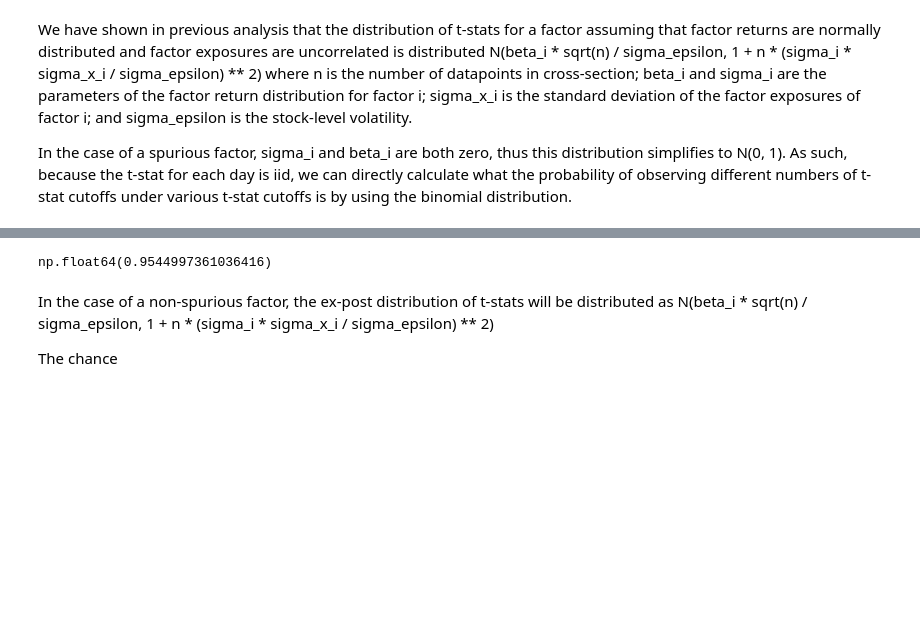
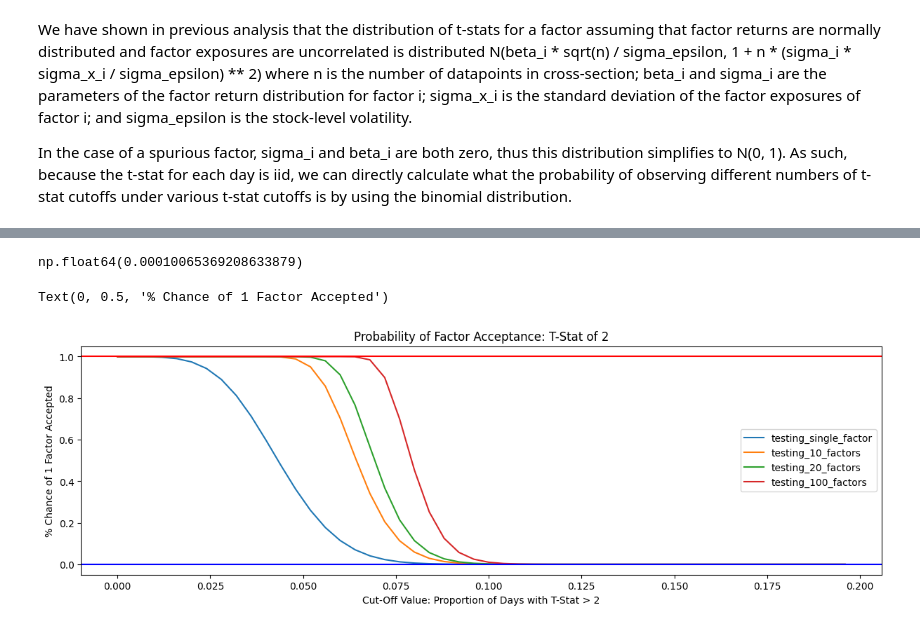
Before and after one commit to benedicttreloar/quant_finance_articles, a Jupyter notebook: factor_model_theory/ffm_factor_type_one_type_two_errors.ipynb, the cells around one changed output, grey strips where cells are left out. Drawn from its saved outputs; the diff is of its cells as text; code cells hidden in the pictures; blank space fills up the shorter version.

Commit message:
Fundamental Factor Models Type I and Type II error analysis

```diff
--- a/factor_model_theory/ffm_factor_type_one_type_two_errors.ipynb
+++ b/factor_model_theory/ffm_factor_type_one_type_two_errors.ipynb
@@ -29,6 +36,7 @@ def single_abs_tstat_probability(tstat, loc, scale):
 # %%
-def tstat_proportion_probability(proportion, no_datapoints, tstat, loc, scale):
+def tstat_proportion_probability(proportion, no_datapoints, tstat_cutoff, loc, scale):
 
     #### Calculate the proportion of t-stats above a given t-stat cutoff
-    tstat_prob = single_abs_tstat_probability(tstat, loc, scale)
-    return binom.pmf(int(no_datapoints * proportion), no_datapoints, tstat_prob)
+    tstat_prob = single_abs_tstat_probability(tstat_cutoff, loc, scale)
+
+    return 1 - binom.cdf(int(no_datapoints * proportion), no_datapoints, tstat_prob)
@@ -63,10 +42,0 @@ Text(0, 0.5, '% Chance of 1 False Positive')
-# %%
-
-
-calculate_abs_tstat_probability(2,0,1)
-# %% [output]
-np.float64(0.9544997361036416)
-# %% [markdown]
-In the case of a non-spurious factor, the ex-post distribution of t-stats will be distributed as N(beta_i * sqrt(n) / sigma_epsilon, 1 + n * (sigma_i * sigma_x_i / sigma_epsilon) ** 2)
-
-The chance
@@ -99,0 +43,54 @@ ax1.set_ylabel('% Chance of 1 False Positive')
+# %%
+def fundamental_factor_tstat_probability(beta_i, sigma_i, proportion_of_periods, tstat_cutoff=2,
+                                         market_size=DEFAULT_MARKET_SIZE, number_of_periods=DEFAULT_NUMBER_OF_PERIODS,
+                                         sigma_epsilon=DEFAULT_IDIO_VOL, sigma_x_i=1, period_length_days=1):
+
+    #### Calculate the probability that a fundamental factor with given beta and sigma has a t-stat above a given cutoff
+
+    tstat_loc, tstat_scale = tstat_distribution_params(
+        beta_i, sigma_i, market_size, sigma_epsilon, sigma_x_i, period_length_days)
+
+    return tstat_proportion_probability(proportion_of_periods, number_of_periods, tstat_cutoff, tstat_loc, tstat_scale)
+
+fundamental_factor_tstat_probability(0,0,0.1)
+# %% [output]
+np.float64(0.00010065369208633879)
+# %%
+#### Demonstrate the probability of a false factor (i.e. a factor with no risk or return) having a t-stat above cutoff through time
+
+# Factor parameters
+beta_i = 0
+sigma_i = 0
+market_size = 500
+
+tstat_cutoff = 2
+
+# Probability of false positive
+visualisation_steps=250
+single_test = {}
+multiple_test_10 = {}
+multiple_test_20 = {}
+multiple_test_100 = {}
+
+for i in range(int(visualisation_steps*0.2)):
+    test_prob = fundamental_factor_tstat_probability(beta_i, sigma_i, i/visualisation_steps, tstat_cutoff=tstat_cutoff,
+                                                     market_size=market_size)
+    single_test[i/visualisation_steps] = test_prob
+    multiple_test_10[i/visualisation_steps] = 1 - binom.cdf(0, 10, test_prob)
+    multiple_test_20[i/visualisation_steps] = 1 - binom.cdf(0, 20, test_prob)
+    multiple_test_100[i/visualisation_steps] = 1 - binom.cdf(0, 100, test_prob)
+fig, ax1 = plt.subplots(1,1, figsize=(12,4), constrained_layout=True)
+results = pd.DataFrame({'testing_single_factor':single_test,
+                        'testing_10_factors':multiple_test_10,
+                        'testing_20_factors':multiple_test_20,
+                        'testing_100_factors':multiple_test_100})
+
+results.plot(title='Probability of Factor Acceptance: T-Stat of 2', ax=ax1)
+# Set horizontal title for ax1
+ax1.axhline(1, color='r')
+ax1.axhline(0, color='b')
+ax1.set_xlabel(f'Cut-Off Value: Proportion of Days with T-Stat > {tstat_cutoff}')
+ax1.set_ylabel('% Chance of 1 Factor Accepted')
+# %% [output]
+Text(0, 0.5, '% Chance of 1 Factor Accepted')
+[figure, added]
```
Also changed, not shown: parts of 8 cells of this notebook.
